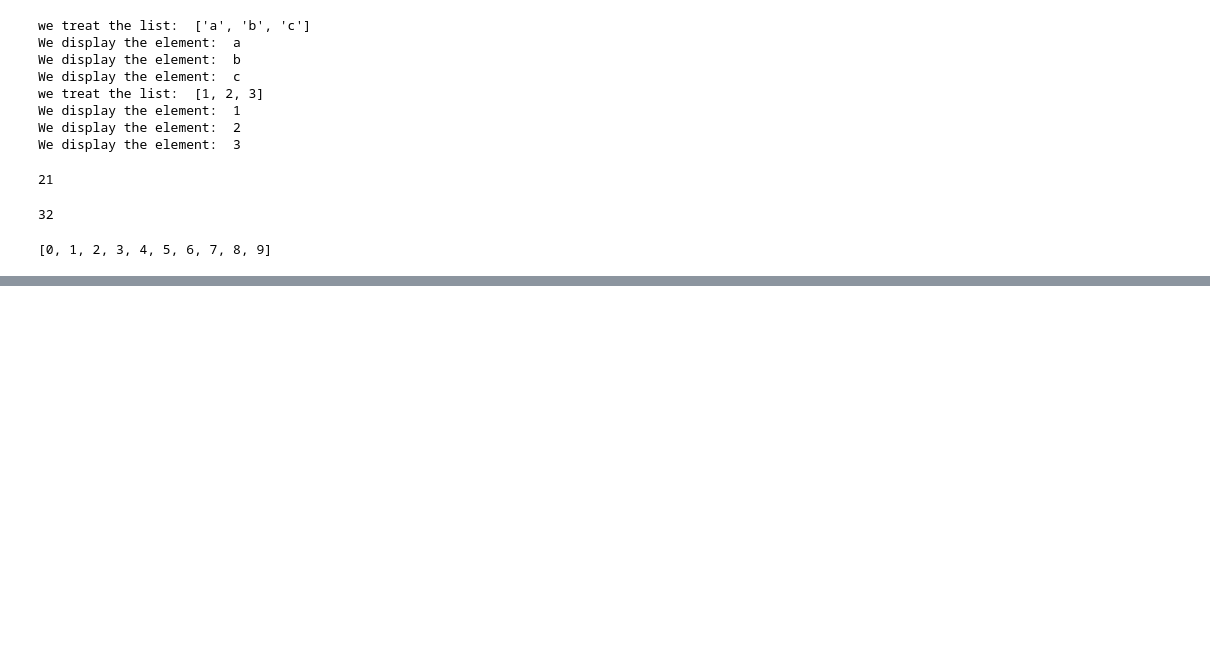
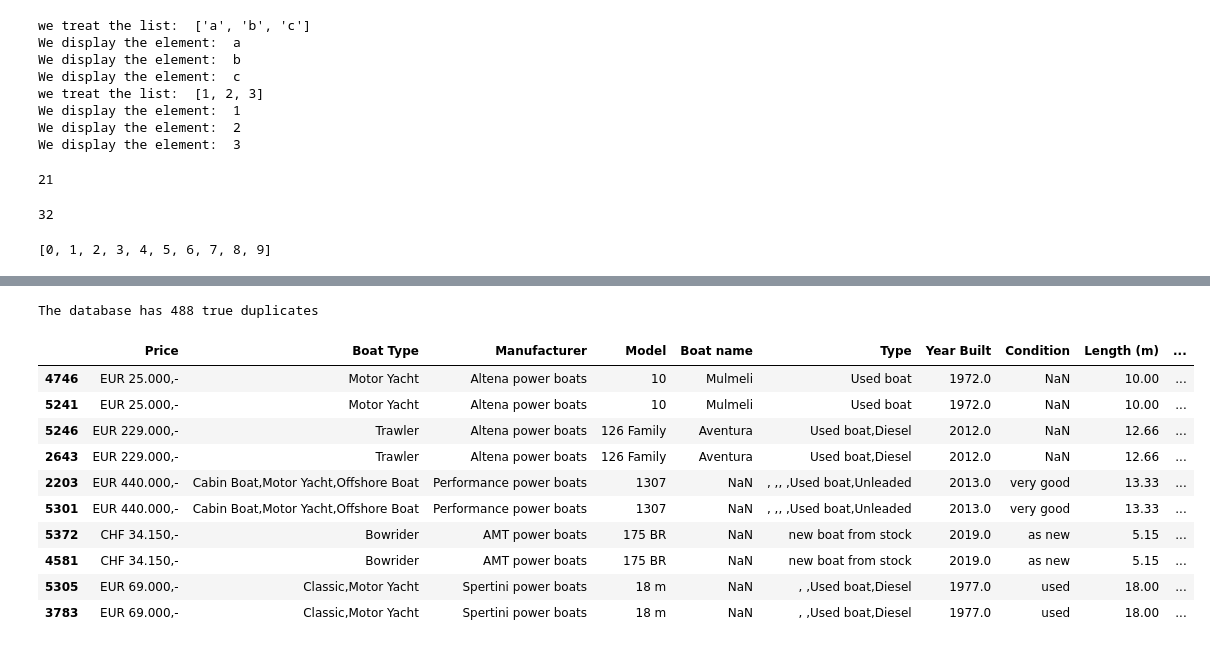
Before and after one commit to SamF543/OVFAcademy, a Jupyter notebook: Untitled0.ipynb, the cells around one changed output, grey strips where cells are left out. Saved outputs shown, nothing was run; the diff lists cells and outputs as text; code cells hidden in the pictures; blank space fills up the shorter version.

```diff
--- a/Untitled0.ipynb
+++ b/Untitled0.ipynb
@@ -179,0 +604,12 @@ last_list
+# %%
+df = df.drop(columns='Category') # Category has just one category
+# %%
+# Let's delete the features that we can't use:
+list_col_to_delete_part1 = ["Displacement", "Number of views last 7 days", "Comments", "Additional Comments"]
+
+df.drop(columns = list_col_to_delete_part1, inplace = True)
+# %%
+# Now let's split the data in 2 parts for the moment:
+# train_val & test
+# Split will be done on a temporal basis
+df.set_index(['Advertisement Date']).resample('M').size()
@@ -179,0 +634,6 @@ last_list
+# %%
+# Let's have Train & Validation for the data of 2020 and Test for the data of 2021
+train_val = df[df['Advertisement Date'] < '2021-01-01'].reset_index(drop=True)
+
+# Création du test
+test = df[df['Advertisement Date'] >= '2021-01-01'].reset_index(drop=True)
@@ -179,0 +661,18 @@ last_list
+# %%
+print(f'The database has {train_val[train_val.duplicated(keep=False)].shape[0]} true duplicates')
+# %% [output]
+The database has 488 true duplicates
+# %%
+train_val[train_val.duplicated(keep=False)].sort_values(by='Model')[:10]
+# %% [output]
+|  | Price | Boat Type | Manufacturer | Model | Boat name | Type | Year Built | Condition | Length (m) | ... |
+| 4746 | EUR 25.000,- | Motor Yacht | Altena power boats | 10 | Mulmeli | Used boat | 1972.0 | NaN | 10.00 | ... |
+| 5241 | EUR 25.000,- | Motor Yacht | Altena power boats | 10 | Mulmeli | Used boat | 1972.0 | NaN | 10.00 | ... |
+| 5246 | EUR 229.000,- | Trawler | Altena power boats | 126 Family | Aventura | Used boat,Diesel | 2012.0 | NaN | 12.66 | ... |
+| 2643 | EUR 229.000,- | Trawler | Altena power boats | 126 Family | Aventura | Used boat,Diesel | 2012.0 | NaN | 12.66 | ... |
+| 2203 | EUR 440.000,- | Cabin Boat,Motor Yacht,Offshore Boat | Performance power boats | 1307 | NaN | , ,, ,Used boat,Unleaded | 2013.0 | very good | 13.33 | ... |
+| 5301 | EUR 440.000,- | Cabin Boat,Motor Yacht,Offshore Boat | Performance power boats | 1307 | NaN | , ,, ,Used boat,Unleaded | 2013.0 | very good | 13.33 | ... |
+| 5372 | CHF 34.150,- | Bowrider | AMT power boats | 175 BR | NaN | new boat from stock | 2019.0 | as new | 5.15 | ... |
+| 4581 | CHF 34.150,- | Bowrider | AMT power boats | 175 BR | NaN | new boat from stock | 2019.0 | as new | 5.15 | ... |
+| 5305 | EUR 69.000,- | Classic,Motor Yacht | Spertini power boats | 18 m | NaN | , ,Used boat,Diesel | 1977.0 | used | 18.00 | ... |
+| 3783 | EUR 69.000,- | Classic,Motor Yacht | Spertini power boats | 18 m | NaN | , ,Used boat,Diesel | 1977.0 | used | 18.00 | ... |
```
Also changed, not shown: parts of 37 cells of this notebook.
